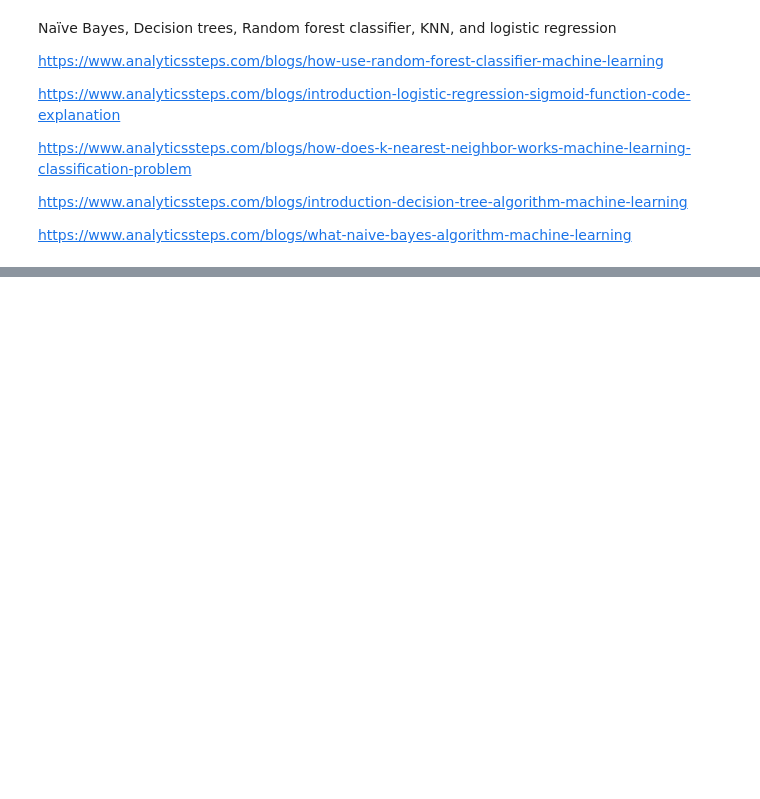
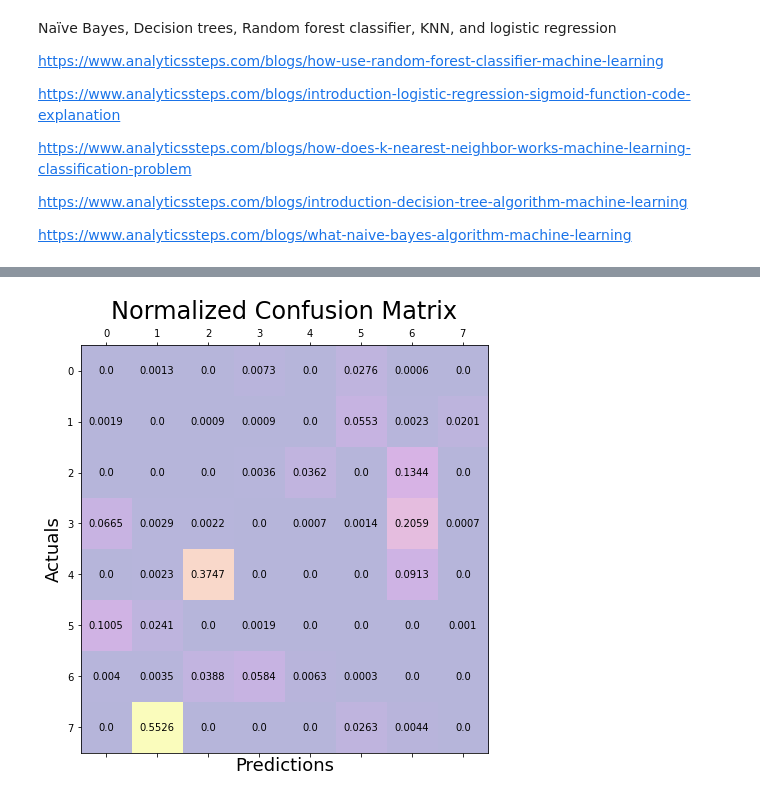
Before and after one commit to joshsalce/Pitch-Classifier-MLB-2022, a Jupyter notebook: Classifier_1.ipynb, the cells around one changed output, grey strips where cells are left out. Saved outputs shown, nothing was run; the diff lists cells and outputs as text; code cells hidden in the pictures; blank space fills up the shorter version.

```diff
--- a/Classifier_1.ipynb
+++ b/Classifier_1.ipynb
@@ -424,0 +496,7 @@ https://towardsdatascience.com/python-scikit-learn-logistic-regression-classific
+# %%
+rows = conf_matrix.sum(axis = 1, keepdims = True)
+normalized_matrix = conf_matrix / rows
+
+np.fill_diagonal(normalized_matrix, 0)
+normalized_matrix = np.round_(normalized_matrix, 4)
+normalized_matrix
@@ -424,0 +520,16 @@ https://towardsdatascience.com/python-scikit-learn-logistic-regression-classific
+# %%
+
+
+fig2, ax2 = plt.subplots(figsize=(7.5, 7.5))
+ax2.matshow(normalized_matrix, cmap=plt.cm.plasma, alpha=0.3)
+
+for i in range(normalized_matrix.shape[0]):
+  for j in range(normalized_matrix.shape[1]):
+    ax2.text(x=j, y=i,s=normalized_matrix[i, j], va='center', ha='center', size='medium')
+
+plt.xlabel('Predictions', fontsize=18)
+plt.ylabel('Actuals', fontsize=18)
+plt.title('Normalized Confusion Matrix', fontsize=24)
+plt.show()
+# %% [output]
+[figure, added]
```
Also changed, not shown: parts of 19 cells of this notebook.
